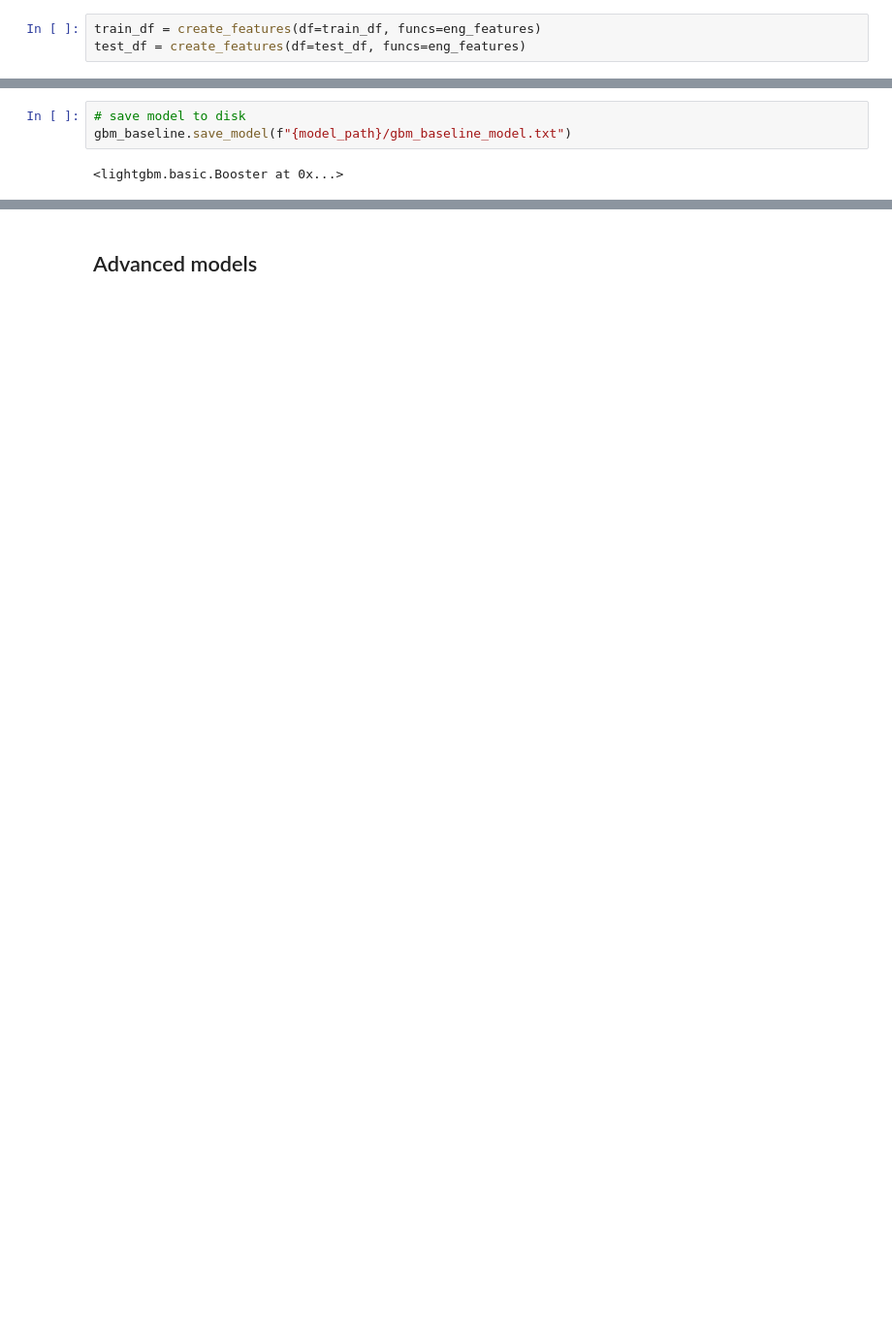
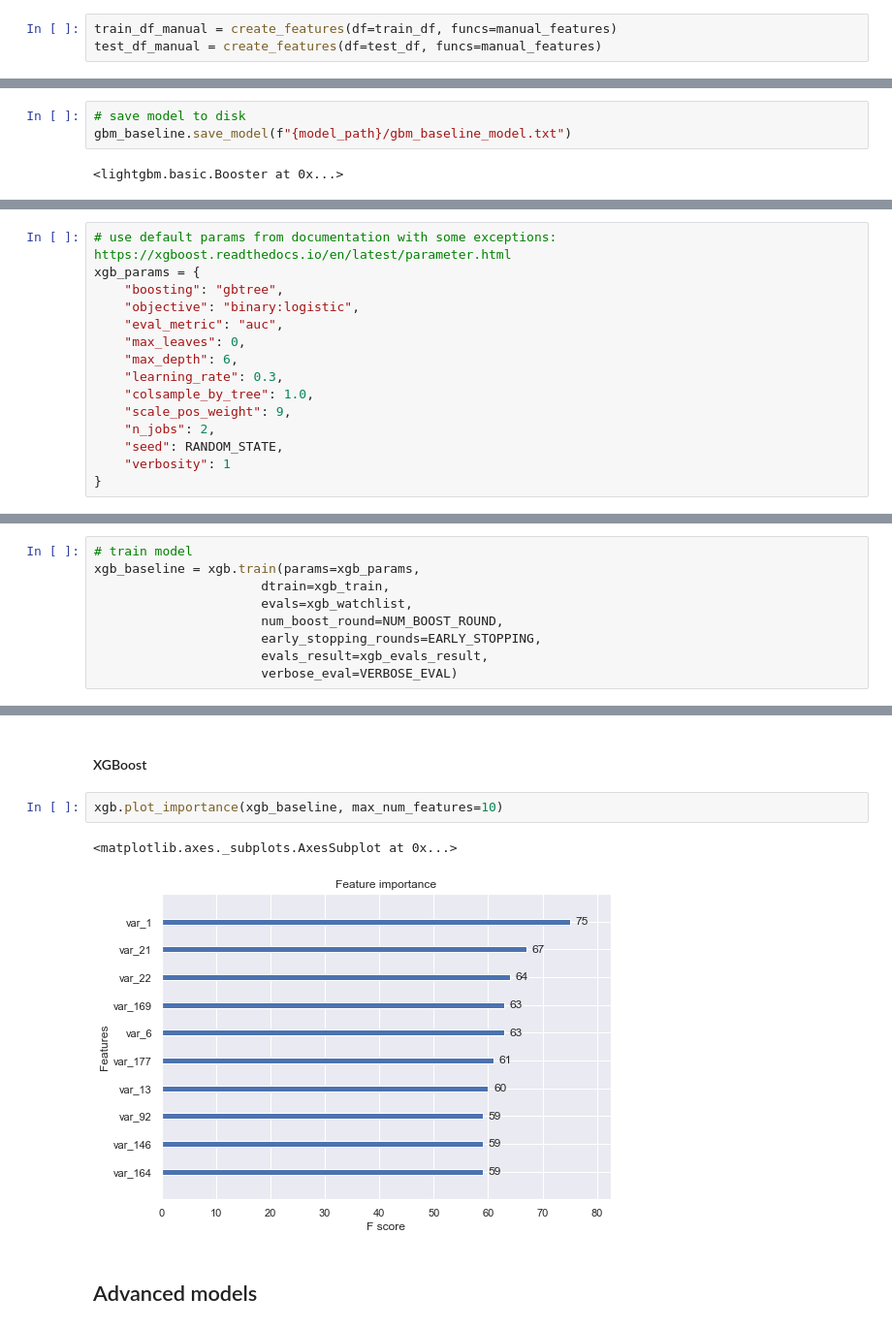
Before and after one commit to ASR-Engineering-Consulting/udacity-ml-nanodegree, a Jupyter notebook: capstone/capstone.ipynb, the cells around one changed output, grey strips where cells are left out. Shown: that part at 97% size. Saved outputs shown, nothing was run; the diff lists cells and outputs as text; blank space fills up the shorter version.

```diff
--- a/capstone/capstone.ipynb
+++ b/capstone/capstone.ipynb
@@ -220,6 +221,6 @@ def create_features(df: pd.DataFrame, funcs: list) -> pd.DataFrame:
 # %%
 manual_features = ["sum", "max", "min", "mean", "median", "std", "skew", "kurt"]
 # %%
-train_df = create_features(df=train_df, funcs=eng_features)
-test_df = create_features(df=test_df, funcs=eng_features)
+train_df_manual = create_features(df=train_df, funcs=manual_features)
+test_df_manual = create_features(df=test_df, funcs=manual_features)
 # %%
@@ -332,0 +351,15 @@ gbm_baseline.save_model(f"{model_path}/gbm_baseline_model.txt")
+# %%
+# use default params from documentation with some exceptions: https://xgboost.readthedocs.io/en/latest/parameter.html
+xgb_params = {
+    "boosting": "gbtree",
+    "objective": "binary:logistic",
+    "eval_metric": "auc",
+    "max_leaves": 0,
+    "max_depth": 6,
+    "learning_rate": 0.3,
+    "colsample_by_tree": 1.0,
+    "scale_pos_weight": 9,
+    "n_jobs": 2,
+    "seed": RANDOM_STATE,
+    "verbosity": 1
+}
@@ -332,0 +372,9 @@ gbm_baseline.save_model(f"{model_path}/gbm_baseline_model.txt")
+# %%
+# train model
+xgb_baseline = xgb.train(params=xgb_params,
+                      dtrain=xgb_train,
+                      evals=xgb_watchlist,
+                      num_boost_round=NUM_BOOST_ROUND,
+                      early_stopping_rounds=EARLY_STOPPING,
+                      evals_result=xgb_evals_result,
+                      verbose_eval=VERBOSE_EVAL)
@@ -345,2 +410,9 @@ lgb.plot_importance(gbm_baseline, max_num_features=10)
+# %% [markdown]
+#### XGBoost
+# %%
+xgb.plot_importance(xgb_baseline, max_num_features=10)
+# %% [output]
+<matplotlib.axes._subplots.AxesSubplot at 0x...>
+[figure, added]
 # %% [markdown]
 ## Advanced models
```
Also changed, not shown: parts of 88 cells of this notebook, 2 other files.
